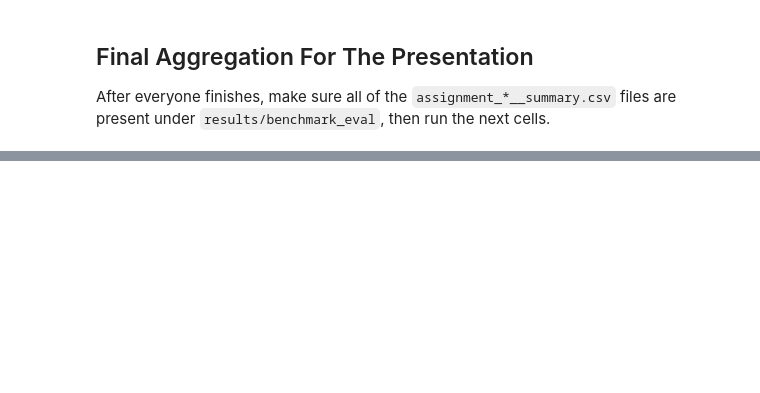
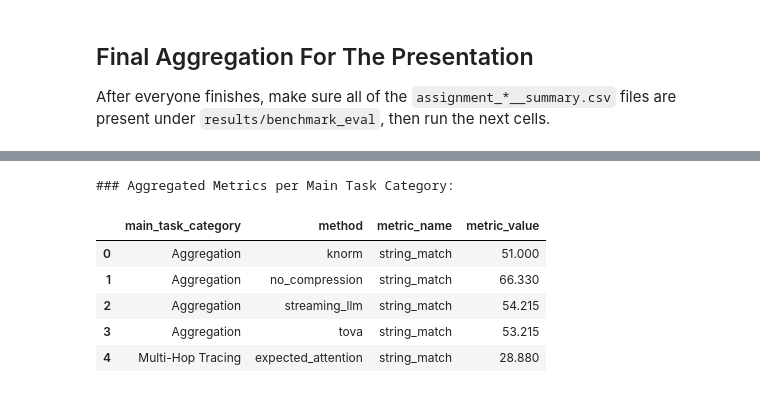
Before and after one commit to AarnavSawant/KVCompass, a Jupyter notebook: KVCompass.ipynb, the cells around one changed output, grey strips where cells are left out. Cells and saved outputs as stored; diff of their text form; code cells hidden in the pictures; blank space fills up the shorter version.

```diff
--- a/KVCompass.ipynb
+++ b/KVCompass.ipynb
@@ -464,0 +732,39 @@ else:
+# %%
+import numpy as np
+
+if 'granular_df' in globals() and not granular_df.empty:
+    # Define mapping from granular task prefixes to main task categories
+    task_category_map = {
+        'niah': 'Needle In A Haystack',
+        'qa': 'Question Answering',
+        'vt': 'Multi-Hop Tracing',
+        'cwe': 'Aggregation',
+        'fwe': 'Aggregation',
+    }
+
+    # Function to apply the mapping (handles variations like 'niah_multikey_1')
+    def get_main_task_category(task_prefix):
+        for key, category in task_category_map.items():
+            if task_prefix.startswith(key):
+                return category
+        return 'Other' # Fallback for any unmapped prefixes
+
+    # Apply the mapping to create a new 'main_task_category' column
+    granular_df['main_task_category'] = granular_df['task_prefix'].apply(get_main_task_category)
+
+    # Aggregate by main_task_category, method, and metric_name
+    aggregated_main_tasks_df = granular_df.groupby(['main_task_category', 'method', 'metric_name'])['metric_value'].mean().reset_index()
+
+    print("### Aggregated Metrics per Main Task Category:")
+    display(aggregated_main_tasks_df.head())
+
+else:
+    print('Granular DataFrame not available. Please ensure the previous cells generating granular_df have been run.')
+# %% [output]
+### Aggregated Metrics per Main Task Category:
+|  | main_task_category | method | metric_name | metric_value |
+| 0 | Aggregation | knorm | string_match | 51.000 |
+| 1 | Aggregation | no_compression | string_match | 66.330 |
+| 2 | Aggregation | streaming_llm | string_match | 54.215 |
+| 3 | Aggregation | tova | string_match | 53.215 |
+| 4 | Multi-Hop Tracing | expected_attention | string_match | 28.880 |
```
Also changed, not shown: parts of 23 cells of this notebook.
